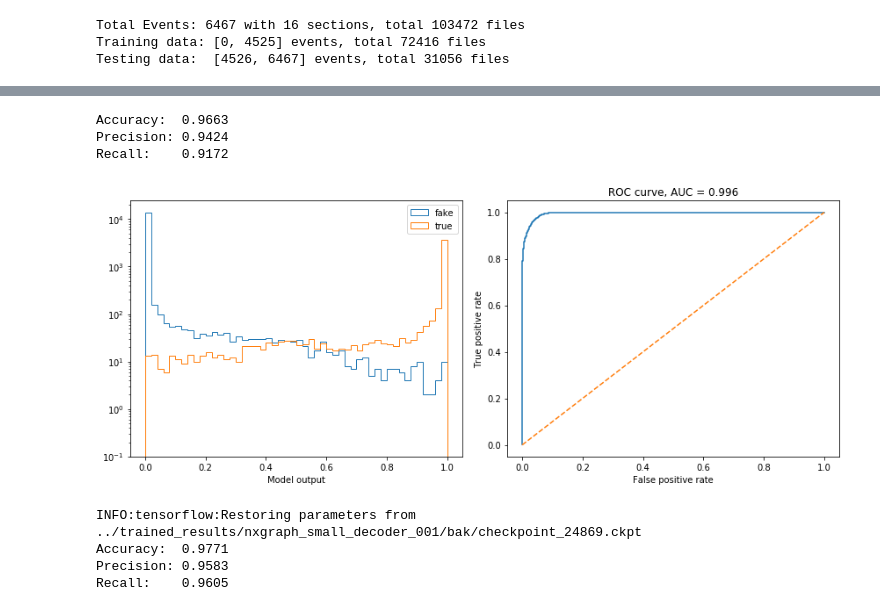
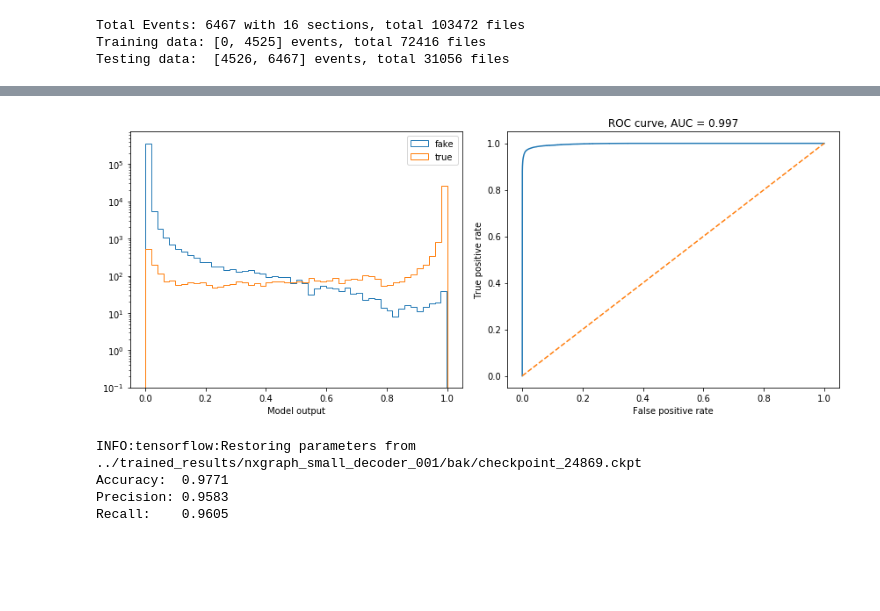
Before and after one commit to xju2/heptrkx-gnn-tracking, a Jupyter notebook: notebooks/LoadTFModel-default.ipynb, the cells around one changed output, grey strips where cells are left out. Drawn from its saved outputs; the diff is of its cells as text; code cells hidden in the pictures; blank space fills up the shorter version.

```diff
--- a/notebooks/LoadTFModel-default.ipynb
+++ b/notebooks/LoadTFModel-default.ipynb
@@ -39,10 +28,32 @@ Recall:    0.9279
-# %%
-plot_metrics(odd, tdd, odd_th=0.5)
-# %% [output]
-Accuracy:  0.9663
-Precision: 0.9424
-Recall:    0.9172
-[figure, removed]
+# %%
+import sklearn.metrics
+import matplotlib.pyplot as plt
+y_pred, y_true = (odd > 0.5), (tdd > 0.5)
+fpr, tpr, _ = sklearn.metrics.roc_curve(y_true, odd)
+
+
+fig, (ax0, ax1) = plt.subplots(ncols=2, figsize=(12,5))
+
+# Plot the model outputs
+# binning=dict(bins=50, range=(0,1), histtype='step', log=True)
+binning=dict(bins=50, histtype='step', log=True)
+ax0.hist(odd[y_true==False], label='fake', **binning)
+ax0.hist(odd[y_true], label='true', **binning)
+ax0.set_xlabel('Model output')
+ax0.legend(loc=0)
+
+# Plot the ROC curve
+auc = sklearn.metrics.auc(fpr, tpr)
+ax1.plot(fpr, tpr)
+ax1.plot([0, 1], [0, 1], '--')
+ax1.set_xlabel('False positive rate')
+ax1.set_ylabel('True positive rate')
+ax1.set_title('ROC curve, AUC = %.3f' % auc)
+
+plt.tight_layout()
+plt.savefig("roc_graph_nets.eps")
+# %% [output]
+[figure, added]
 # %%
 iteration = 24869
 odd, tdd = model(iteration)
```
Also changed, not shown: parts of 4 cells of this notebook, 2 other files.
